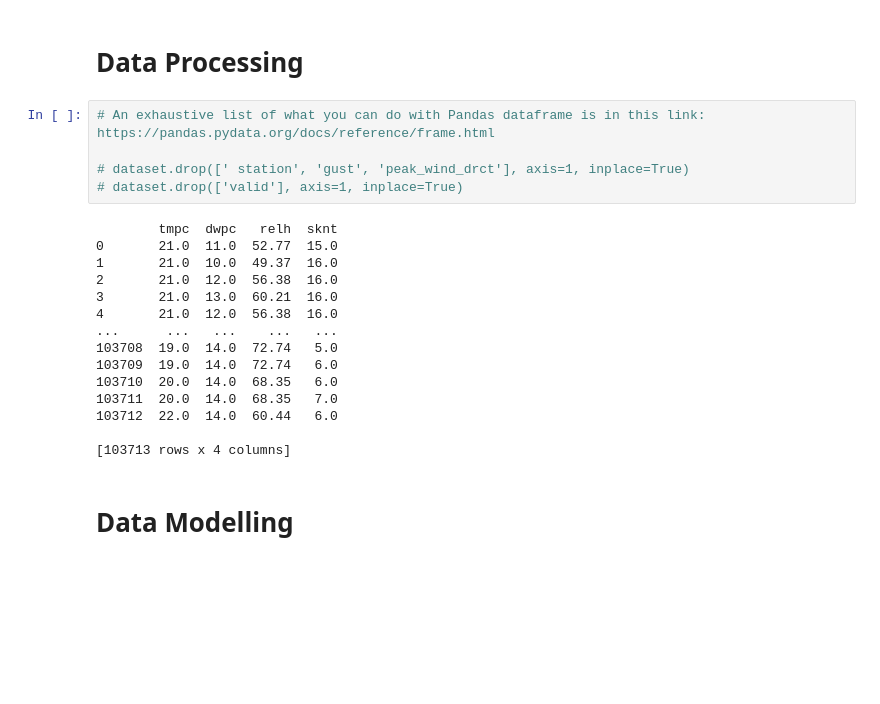
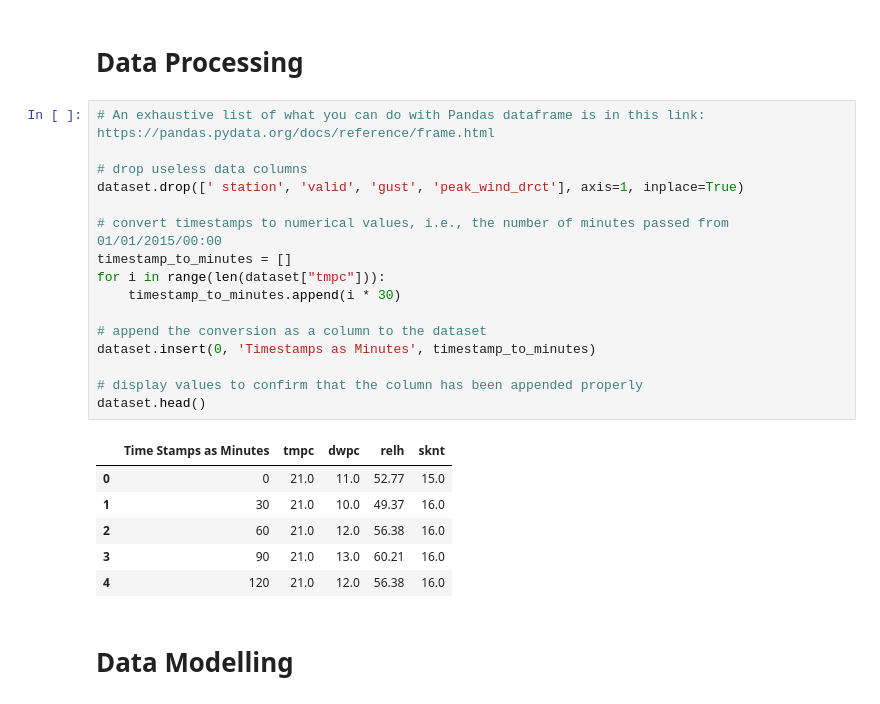
Before and after one commit to mwon369/MSA-Phase-2-2022-Data-Science-Project, a Jupyter notebook: submission.ipynb, the cells around one changed output. Saved outputs shown, nothing was run; the diff lists cells and outputs as text; blank space fills up the shorter version.

Commit message:
Converted timestamps to numerical values and replaced the 'valid' column with these values

```diff
--- a/submission.ipynb
+++ b/submission.ipynb
@@ -122,23 +122,26 @@ Note that the average values for plots 3 and 4 we considered were the median ave
 # %%
 # An exhaustive list of what you can do with Pandas dataframe is in this link: https://pandas.pydata.org/docs/reference/frame.html
 
-# dataset.drop([' station', 'gust', 'peak_wind_drct'], axis=1, inplace=True)
-# dataset.drop(['valid'], axis=1, inplace=True)
+# drop useless data columns
+dataset.drop([' station', 'valid', 'gust', 'peak_wind_drct'], axis=1, inplace=True)
+
+# convert timestamps to numerical values, i.e., the number of minutes passed from 01/01/2015/00:00
+timestamp_to_minutes = []
+for i in range(len(dataset["tmpc"])):
+    timestamp_to_minutes.append(i * 30)
+
+# append the conversion as a column to the dataset
+dataset.insert(0, 'Timestamps as Minutes', timestamp_to_minutes)
+
+# display values to confirm that the column has been appended properly
+dataset.head()
 # %% [output]
-        tmpc  dwpc   relh  sknt
-0       21.0  11.0  52.77  15.0
-1       21.0  10.0  49.37  16.0
-2       21.0  12.0  56.38  16.0
-3       21.0  13.0  60.21  16.0
-4       21.0  12.0  56.38  16.0
-...      ...   ...    ...   ...
-103708  19.0  14.0  72.74   5.0
-103709  19.0  14.0  72.74   6.0
-103710  20.0  14.0  68.35   6.0
-103711  20.0  14.0  68.35   7.0
-103712  22.0  14.0  60.44   6.0
-
-[103713 rows x 4 columns]
+|  | Time Stamps as Minutes | tmpc | dwpc | relh | sknt |
+| 0 | 0 | 21.0 | 11.0 | 52.77 | 15.0 |
+| 1 | 30 | 21.0 | 10.0 | 49.37 | 16.0 |
+| 2 | 60 | 21.0 | 12.0 | 56.38 | 16.0 |
+| 3 | 90 | 21.0 | 13.0 | 60.21 | 16.0 |
+| 4 | 120 | 21.0 | 12.0 | 56.38 | 16.0 |
 # %% [markdown]
 # Data Modelling
 # %%
```
